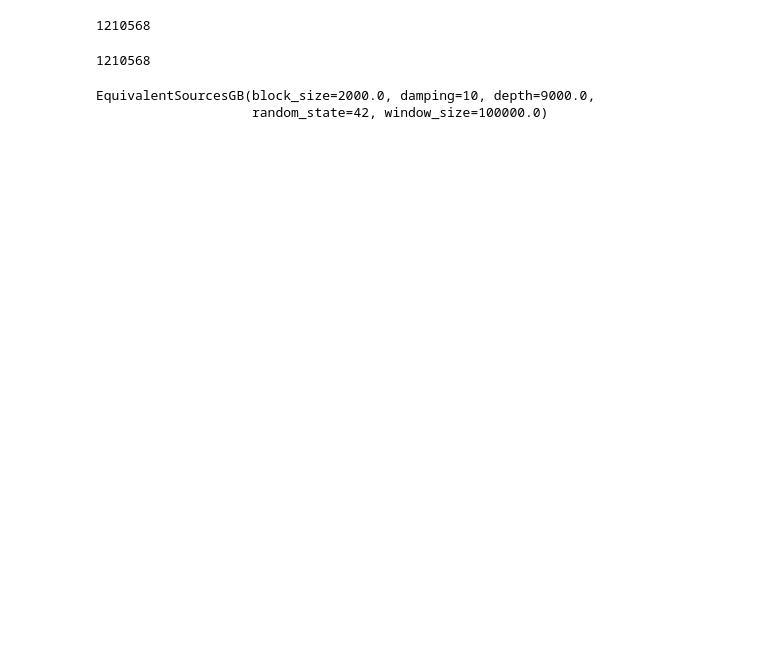
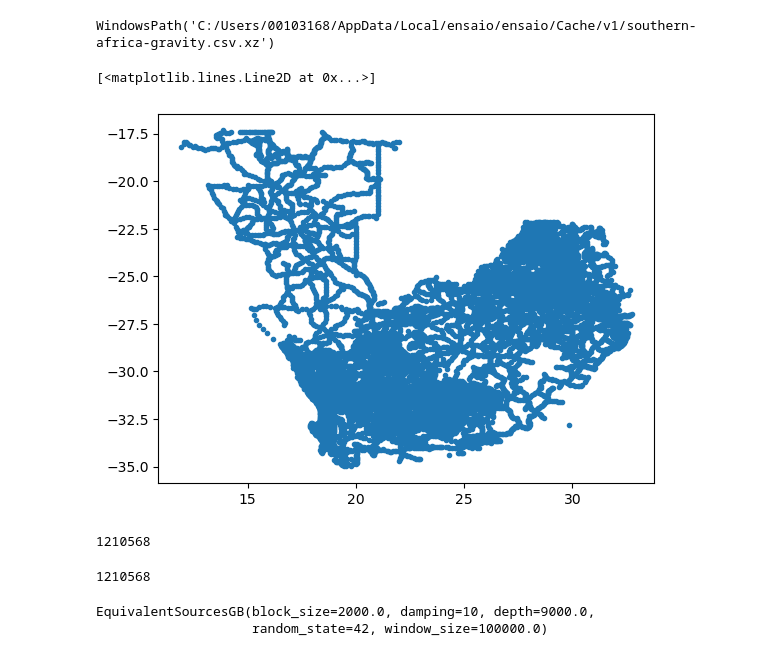
Before and after one commit to LL-Geo/CAGE2024, a Jupyter notebook: flight_height_change.ipynb, the cells around one changed output. Saved outputs shown, nothing was run; the diff lists cells and outputs as text; code cells hidden in the pictures; blank space fills up the shorter version.

```diff
--- a/flight_height_change.ipynb
+++ b/flight_height_change.ipynb
@@ -23,3 +23,12 @@ Downloading file 'southern-africa-gravity.csv.xz' from 'doi:10.5281/zenodo.58824
+# %%
+fname
+# %% [output]
+WindowsPath('C:/Users/00103168/AppData/Local/ensaio/ensaio/Cache/v1/southern-africa-gravity.csv.xz')
+# %%
+plt.plot(data.longitude,data.latitude,'.')
+# %% [output]
+[<matplotlib.lines.Line2D at 0x...>]
+[figure, added]
 # %%
 import boule as bl
 
```
Also changed, not shown: parts of 2 cells of this notebook, 12 other files.
